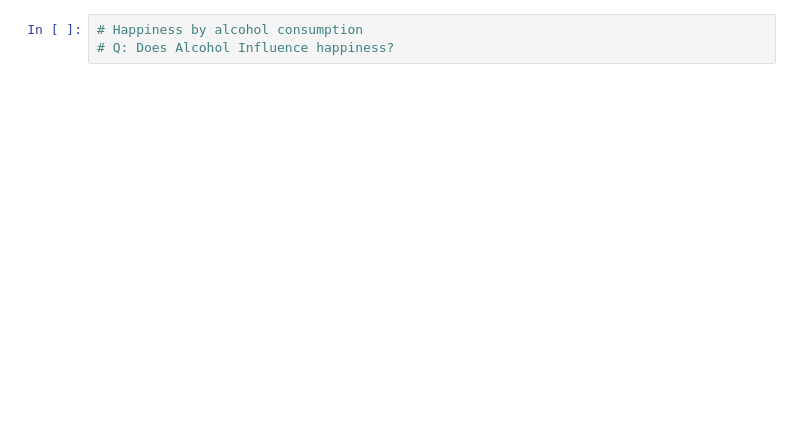
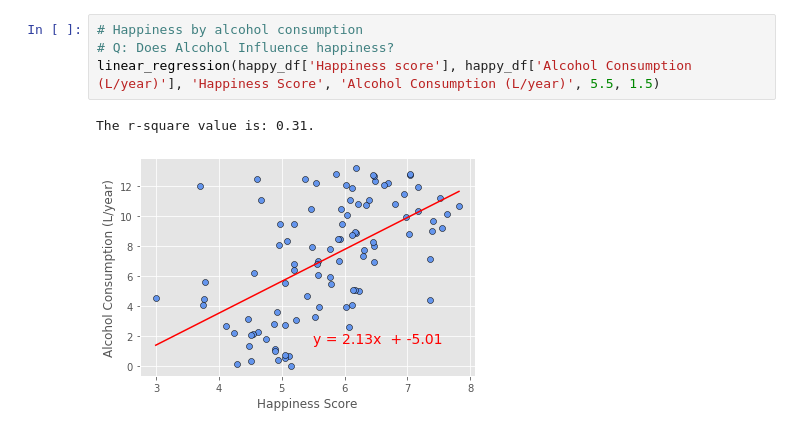
Before and after one commit to CBPher24/Exploring-World-Happiness, a Jupyter notebook: MainWork/All_Questions_team.ipynb, the cells around one changed output. Drawn from its saved outputs; the diff is of its cells as text; blank space fills up the shorter version.

```diff
--- a/MainWork/All_Questions_team.ipynb
+++ b/MainWork/All_Questions_team.ipynb
@@ -20,3 +69,7 @@ happy_cs = "../Output/happy_comb-data.csv"
 # %%
 # Happiness by alcohol consumption
 # Q: Does Alcohol Influence happiness?
+linear_regression(happy_df['Happiness score'], happy_df['Alcohol Consumption (L/year)'], 'Happiness Score', 'Alcohol Consumption (L/year)', 5.5, 1.5)
+# %% [output]
+The r-square value is: 0.31.
+[figure, added]
```
Also changed, not shown: parts of 7 cells of this notebook.
